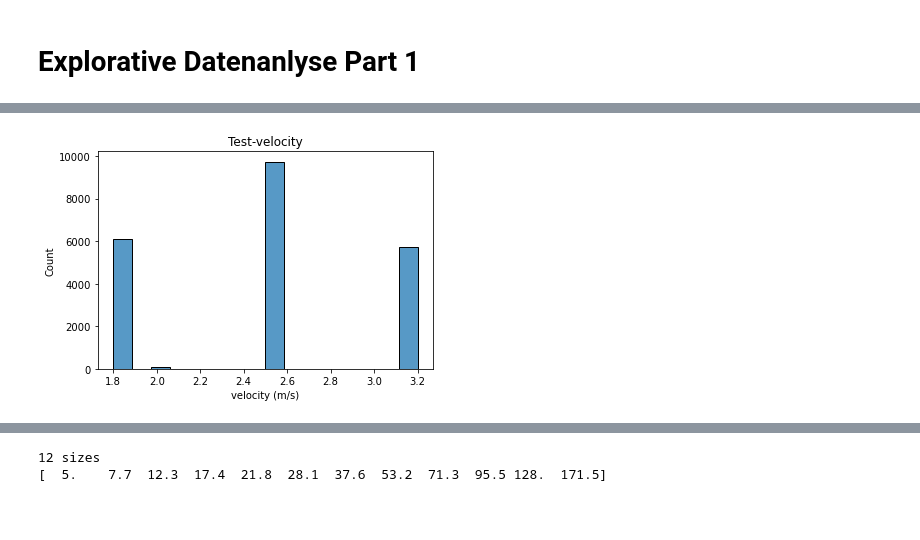
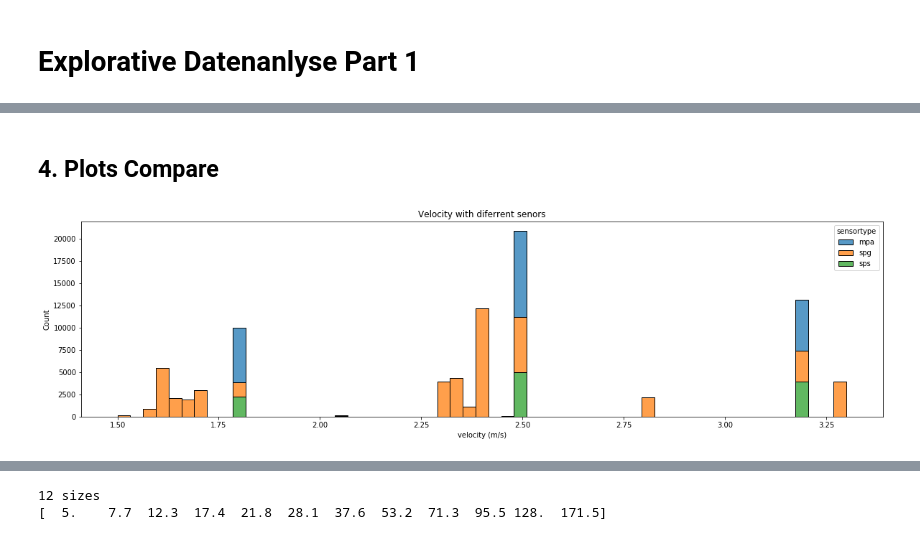
Before and after one commit to FiratSaritas/Safety-for-Alpine-Villages, a Jupyter notebook: eda/eda_F.ipynb, the cells around one changed output, grey strips where cells are left out. Saved outputs shown, nothing was run; the diff lists cells and outputs as text; code cells hidden in the pictures; blank space fills up the shorter version.

```diff
--- a/eda/eda_F.ipynb
+++ b/eda/eda_F.ipynb
@@ -92,0 +48,4 @@ dtype: int64
+# %%
+df_spg = first_view(data_spg)
+print("5 Samples:")
+df_spg.head(5)
@@ -92,0 +66,4 @@ dtype: int64
+# %%
+df_sps = first_view(data_sps)
+print("5 Samples:")
+df_sps.head(5)
@@ -92,0 +84,9 @@ dtype: int64
+# %%
+# add new column: sensortype
+df_mpa['sensortype'] = 'mpa'
+df_spg['sensortype'] = 'spg'
+df_sps['sensortype'] = 'sps'
+# %%
+df_all = df_mpa.append(df_spg, sort=False)
+df_all = df_all.append(df_sps, sort=False)
+df_all.shape
@@ -93,7 +99,10 @@ dtype: int64
+# %% [markdown]
+## 4. Plots Compare
 # %%
-p = sns.histplot(df['velocity'])
-p.set_title('Test-velocity')
+fig = plt.subplots(figsize=(20, 5))
+p = sns.histplot(data=df_all, x="velocity", hue="sensortype", multiple="stack")
+p.set_title('Velocity with diferrent senors')
 p.set_xlabel('velocity (m/s)')
 plt.show()
 # %% [output]
-[figure, old version]
+[figure, new version]
```
Also changed, not shown: parts of 33 cells of this notebook.
